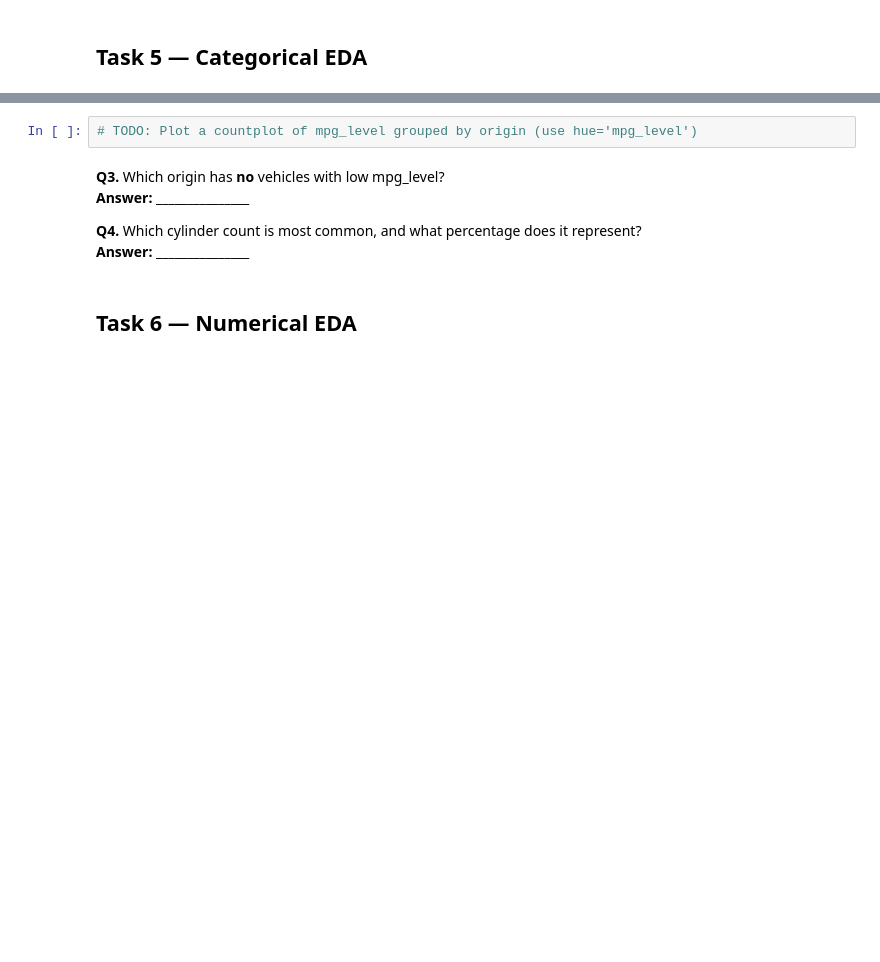
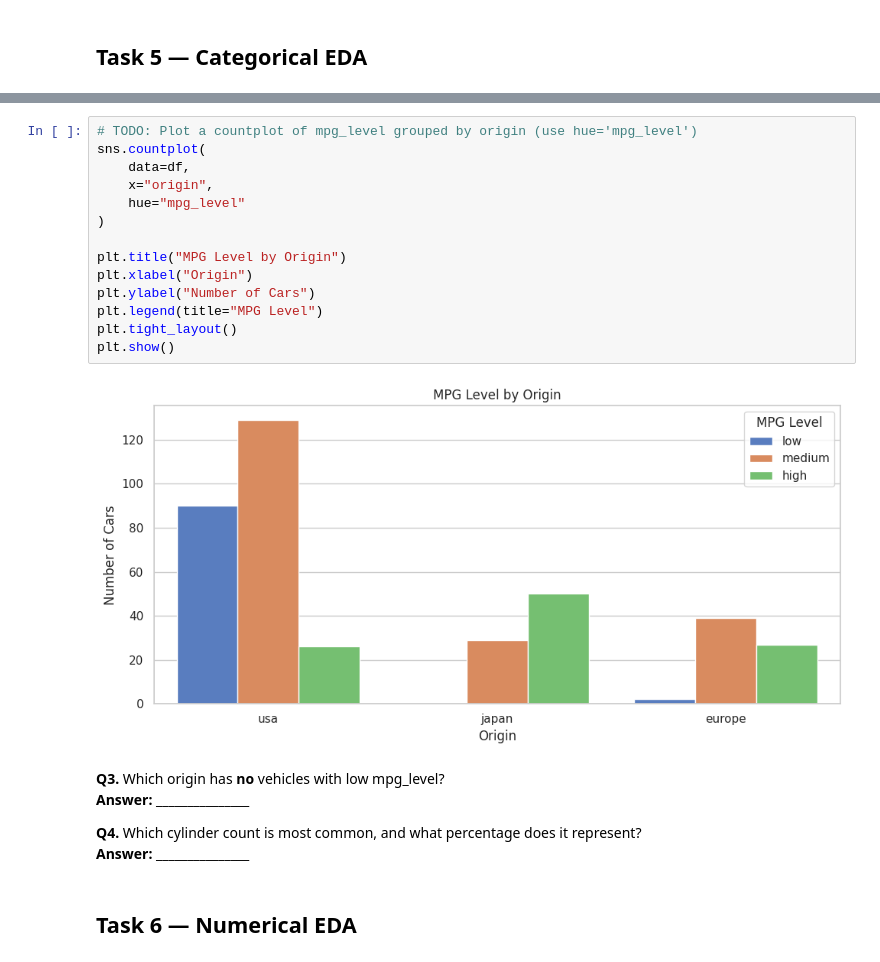
Before and after one commit to FurqanAlyy/AI-ML-NIAI, a Jupyter notebook: 02_EDA_Worksheet.ipynb, the cells around one changed output, grey strips where cells are left out. Cells and saved outputs as stored; diff of their text form; blank space fills up the shorter version.

```diff
--- a/02_EDA_Worksheet.ipynb
+++ b/02_EDA_Worksheet.ipynb
@@ -242,5 +292,19 @@ df.head()
 # %%
 # TODO: Plot a countplot of mpg_level grouped by origin (use hue='mpg_level')
+sns.countplot(
+    data=df,
+    x="origin",
+    hue="mpg_level"
+)
+
+plt.title("MPG Level by Origin")
+plt.xlabel("Origin")
+plt.ylabel("Number of Cars")
+plt.legend(title="MPG Level")
+plt.tight_layout()
+plt.show()
+# %% [output]
+[figure, added]
 # %% [markdown]
 **Q3.** Which origin has **no** vehicles with low mpg_level?
 **Answer:** _______________
```
Also changed, not shown: parts of 15 cells of this notebook.
